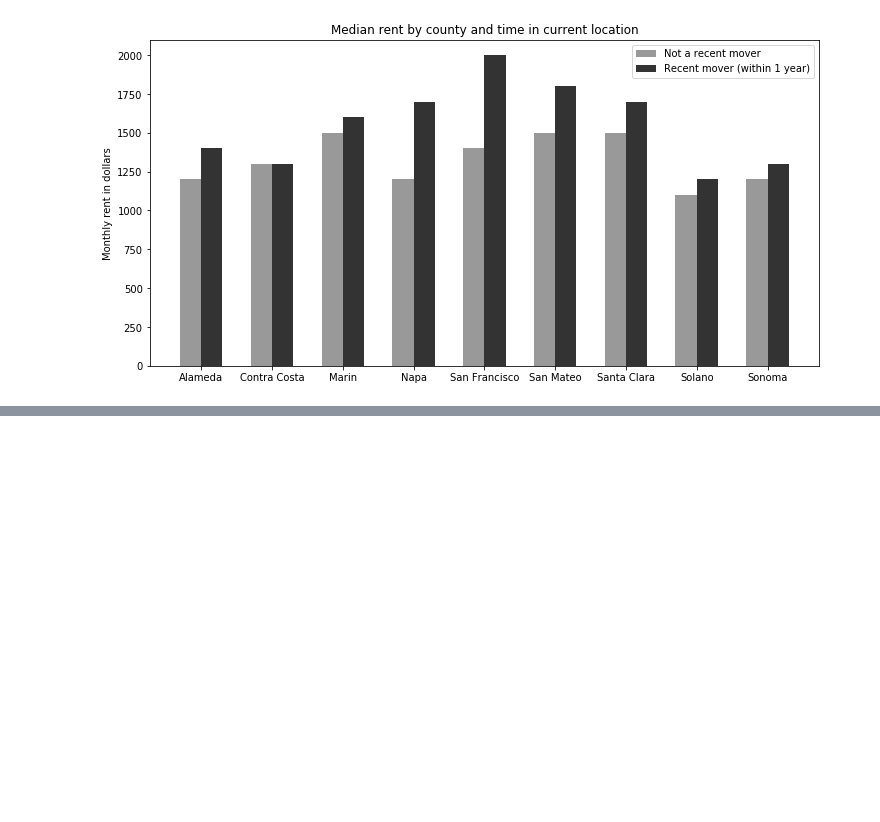
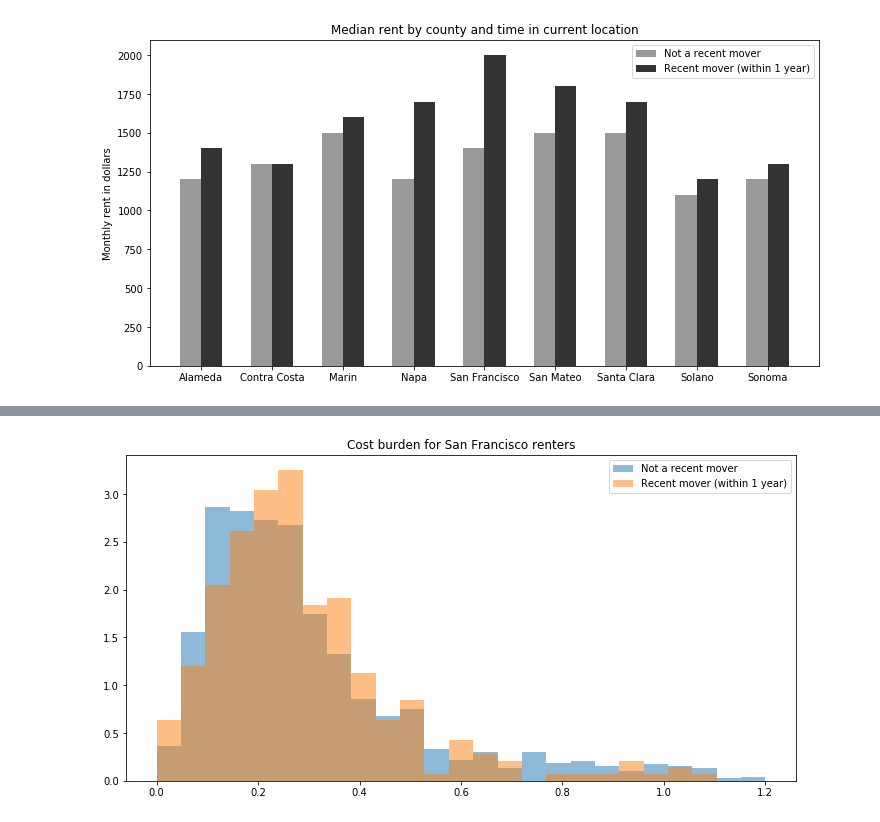
Before and after one commit to ual/displacement-chapter-replication, a Jupyter notebook: notebooks/PUMS-moveout.ipynb, the cells around one changed output, grey strips where cells are left out. Saved outputs shown, nothing was run; the diff lists cells and outputs as text; code cells hidden in the pictures; blank space fills up the shorter version.

```diff
--- a/notebooks/PUMS-moveout.ipynb
+++ b/notebooks/PUMS-moveout.ipynb
@@ -204,0 +233,14 @@ fig.savefig('../output/figure-median-rent.pdf')
+# %%
+sf_movers = pums.loc[(pums.CFIPS == 75) & (pums.rent > 0) & (pums.moved == 1)]
+sf_non_movers = pums.loc[(pums.CFIPS == 75) & (pums.rent > 0) & (pums.moved == 0)]
+# %%
+fig, ax = plt.subplots(figsize=(12,6))
+
+ax.hist(sf_non_movers.rent_burden, range=(0,1.2), bins=25, normed=True, alpha=0.5, label='Not a recent mover')
+ax.hist(sf_movers.rent_burden, range=(0,1.2), bins=25, normed=True, alpha=0.5, label='Recent mover (within 1 year)')
+
+plt.title('Cost burden for San Francisco renters')
+plt.legend()
+plt.show()
+# %% [output]
+[figure, added]
```
Also changed, not shown: parts of 9 cells of this notebook.
